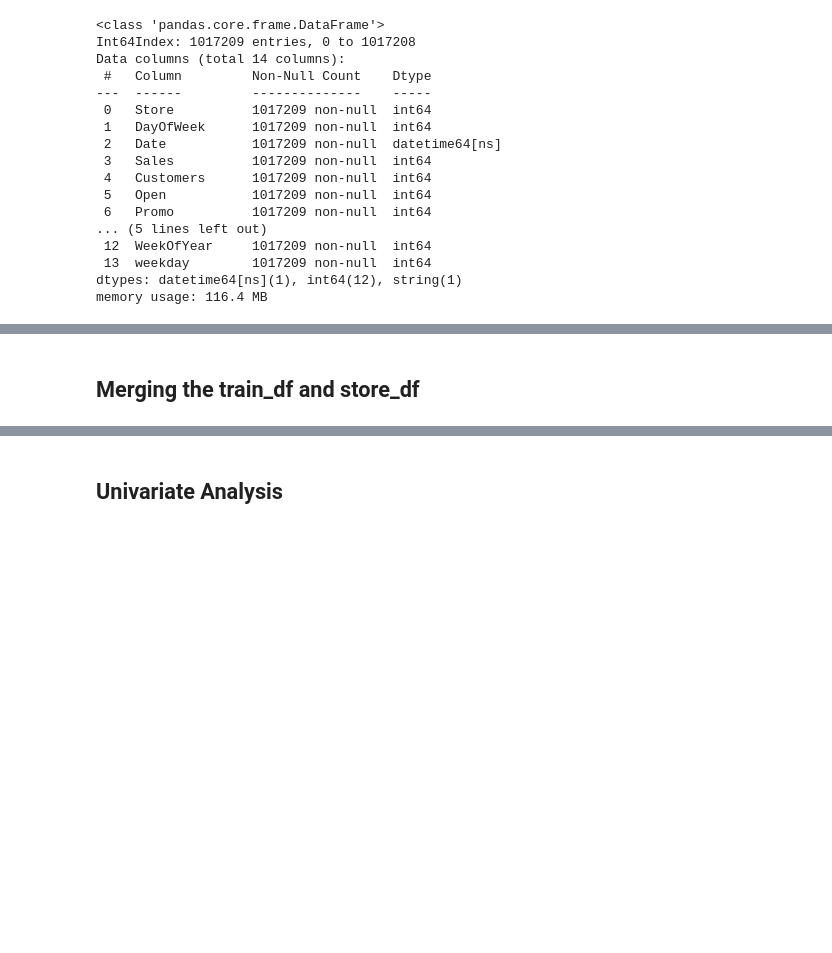
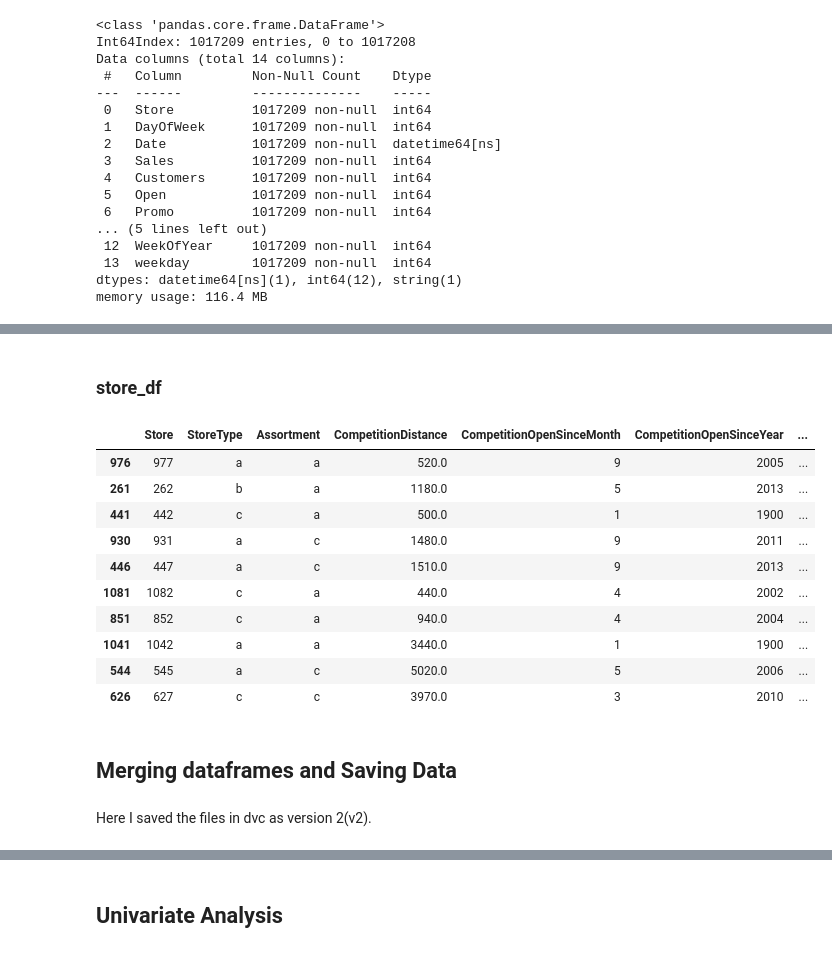
Before and after one commit to zelalemgetahun9374/Rossmann-Pharmaceuticals-Sales-Prediction, a Jupyter notebook: notebooks/EDA.ipynb, the cells around one changed output, grey strips where cells are left out. Saved outputs shown, nothing was run; the diff lists cells and outputs as text; code cells hidden in the pictures; blank space fills up the shorter version.

```diff
--- a/notebooks/EDA.ipynb
+++ b/notebooks/EDA.ipynb
@@ -22,11 +22,11 @@ pd.set_option('display.max_columns', 50)
 # %% [markdown]
 ## Reading Data
 # %%
-# create a CsvHelper object
-csv_helper = CsvHelper()
+# create a FileHandler object
+file_handler = FileHandler()
 # %%
 # reading the store csv file
-store_df = csv_helper.read_csv("../data/store.csv")
+store_df = file_handler.read_csv("../data/store.csv")
 store_df.head(10)
 # %% [output]
 |  | Store | StoreType | Assortment | CompetitionDistance | CompetitionOpenSinceMonth | CompetitionOpenSinceYear | ... |
@@ -608,2 +608,30 @@ train_df.sample(10)
 # %% [markdown]
-## Merging the train_df and store_df
+### store_df
+# %%
+def getMonth(month_list, index):
+    months = ['0', 'Jan', 'Feb', 'Mar', 'Apr', 'May', 'Jun', 'Jul', 'Aug', 'Sept', 'Oct', 'Nov', 'Dec']
+    month_list = month_list.split(',')
+    month = month_list[index]
+    return months.index(month)
+# %%
+# split the PromoInterval column into 4 columns
+store_df['PromoInterval0'] = store_df.PromoInterval.apply((lambda x: getMonth(x, 0)))
+store_df['PromoInterval1'] = store_df.PromoInterval.apply((lambda x: getMonth(x, 1)))
+store_df['PromoInterval2'] = store_df.PromoInterval.apply((lambda x: getMonth(x, 2)))
+store_df['PromoInterval3'] = store_df.PromoInterval.apply((lambda x: getMonth(x, 3)))
+# %%
+store_df.sample(10)
+# %% [output]
+|  | Store | StoreType | Assortment | CompetitionDistance | CompetitionOpenSinceMonth | CompetitionOpenSinceYear | ... |
+| 976 | 977 | a | a | 520.0 | 9 | 2005 | ... |
+| 261 | 262 | b | a | 1180.0 | 5 | 2013 | ... |
+| 441 | 442 | c | a | 500.0 | 1 | 1900 | ... |
+| 930 | 931 | a | c | 1480.0 | 9 | 2011 | ... |
+| 446 | 447 | a | c | 1510.0 | 9 | 2013 | ... |
+| 1081 | 1082 | c | a | 440.0 | 4 | 2002 | ... |
+| 851 | 852 | c | a | 940.0 | 4 | 2004 | ... |
+| 1041 | 1042 | a | a | 3440.0 | 1 | 1900 | ... |
+| 544 | 545 | a | c | 5020.0 | 5 | 2006 | ... |
+| 626 | 627 | c | c | 3970.0 | 3 | 2010 | ... |
+# %% [markdown]
+## Merging dataframes and Saving Data
@@ -610 +642,3 @@ train_df.sample(10)
+# %% [markdown]
+Here I saved the files in dvc as version 2(v2).
 # %%
```
Also changed, not shown: parts of 10 cells of this notebook.
